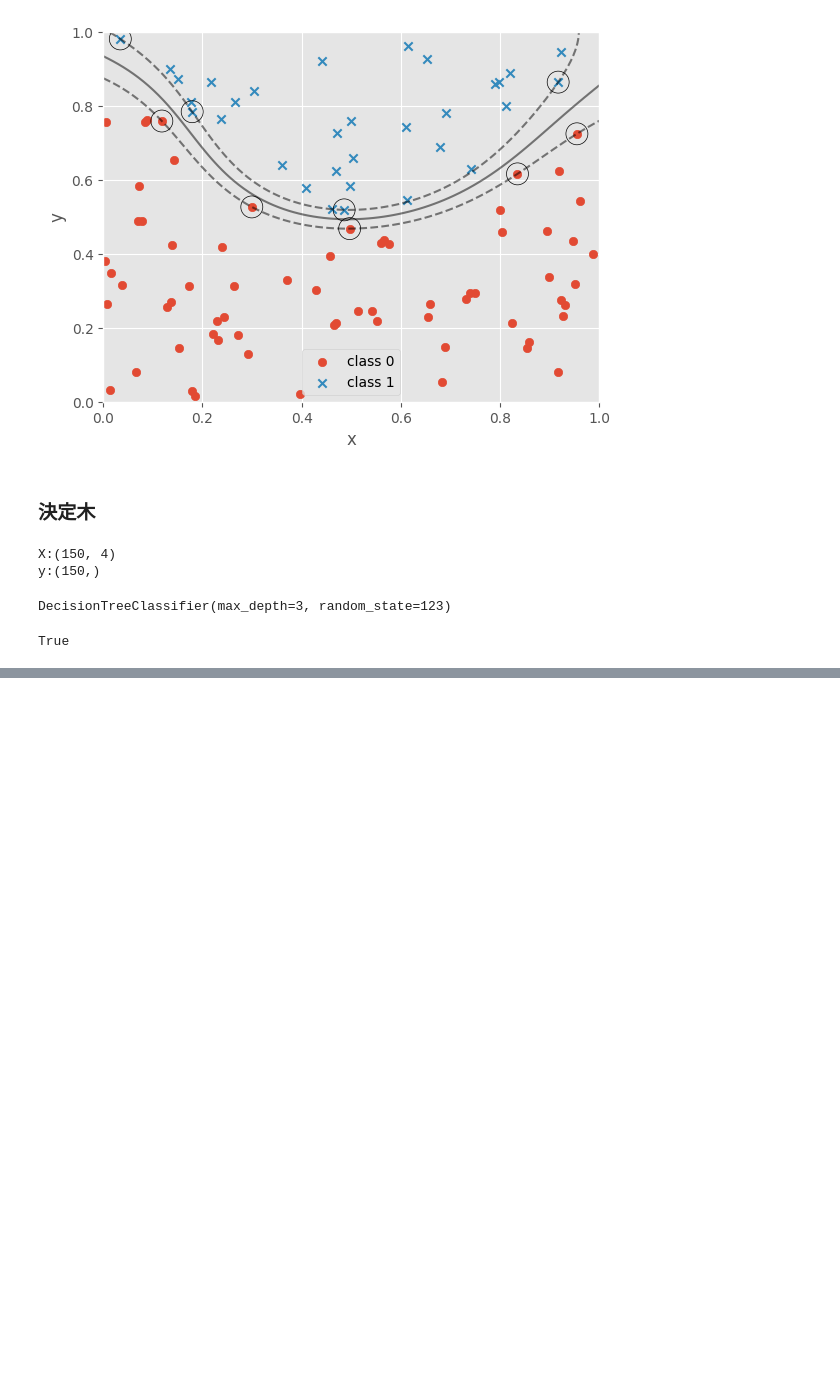
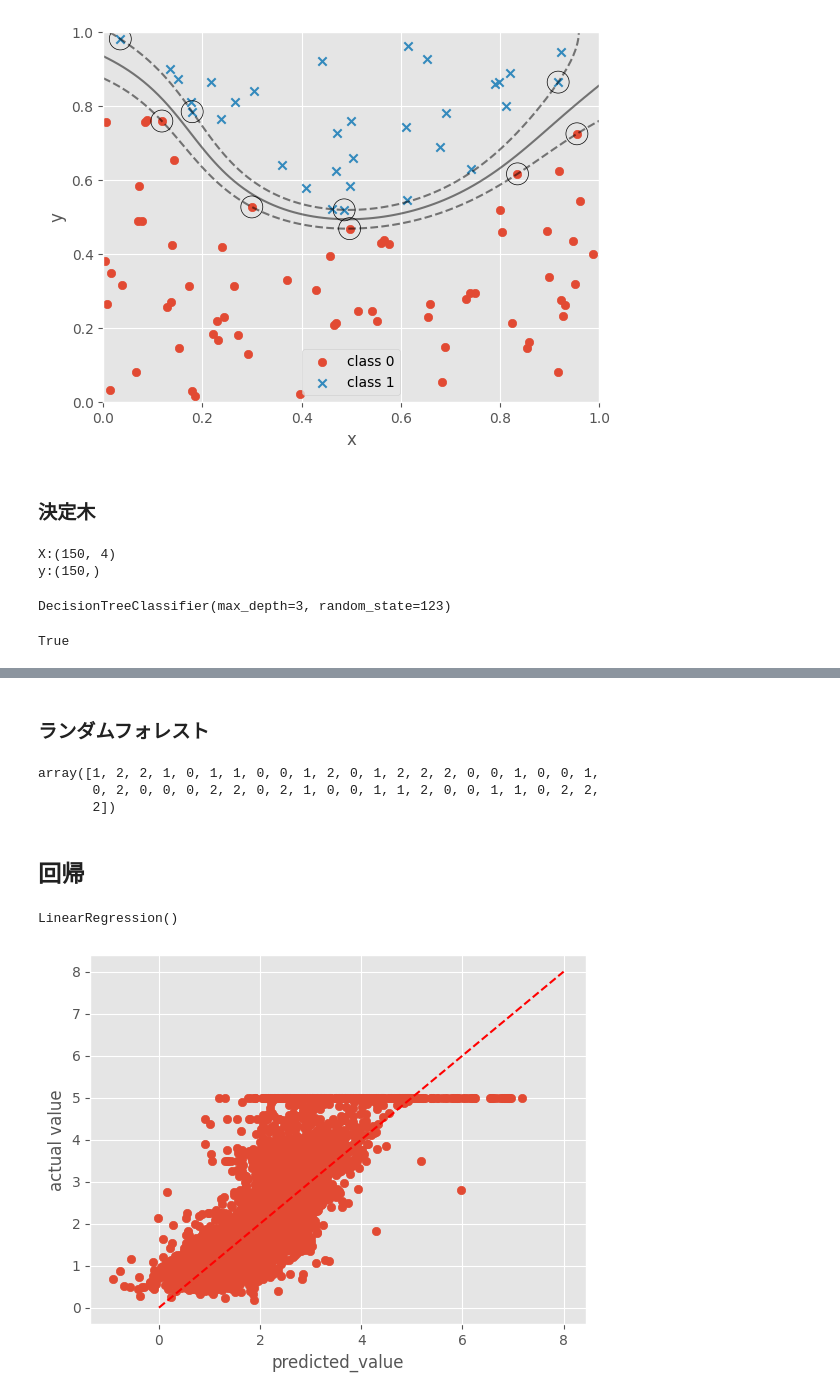
Before and after one commit to phonon-py/ZTest_ws, a Jupyter notebook: data_analysis2.ipynb, the cells around one changed output, grey strips where cells are left out. Drawn from its saved outputs; the diff is of its cells as text; code cells hidden in the pictures; blank space fills up the shorter version.

```diff
--- a/data_analysis2.ipynb
+++ b/data_analysis2.ipynb
@@ -379,0 +392,43 @@ True
+# %% [markdown]
+### ランダムフォレスト
+# %%
+# ランダムフォレストをインスタンス化
+forest = RandomForestClassifier()
+
+# 学習
+forest.fit(X_train, y_train)
+# 予測
+y_pred =forest.predict(X_test)
+y_pred
+# %% [output]
+array([1, 2, 2, 1, 0, 1, 1, 0, 0, 1, 2, 0, 1, 2, 2, 2, 0, 0, 1, 0, 0, 1,
+       0, 2, 0, 0, 0, 2, 2, 0, 2, 1, 0, 0, 1, 1, 2, 0, 0, 1, 1, 0, 2, 2,
+       2])
+# %% [markdown]
+## 回帰
+# %%
+# データセットを読み込む
+housing =fetch_california_housing()
+X, y = housing.data, housing.target
+# データの分割
+X_train, X_test, y_train, y_test = train_test_split(X, y, test_size=0.3,
+                                                    random_state=123)
+# 線形回帰のインスタンス化
+lr = LinearRegression()
+lr.fit(X_train, y_train)
+# %% [output]
+LinearRegression()
+# %%
+# データの予測
+y_pred = lr.predict(X_test)
+# %%
+# 横軸を予測値、縦軸を実績値としてプロットする
+fig, ax = plt.subplots()
+ax.scatter(y_pred, y_test)
+ax.plot((0,8),(0,8),linestyle='dashed', color='red')
+ax.set_xlabel('predicted_value')
+ax.set_ylabel('actual value')
+
+plt.show()
+# %% [output]
+[figure, added]
```
Also changed, not shown: parts of 6 cells of this notebook.
